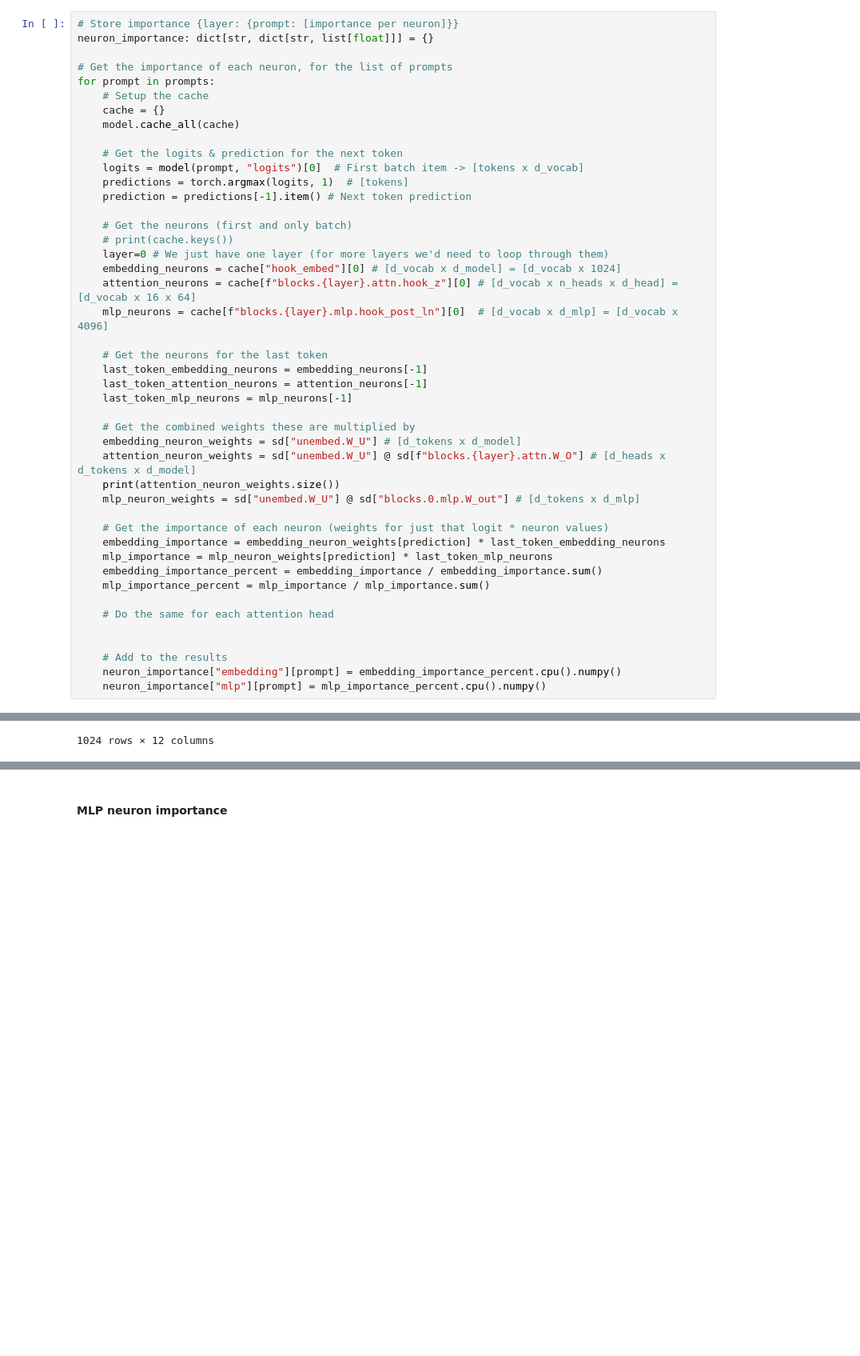
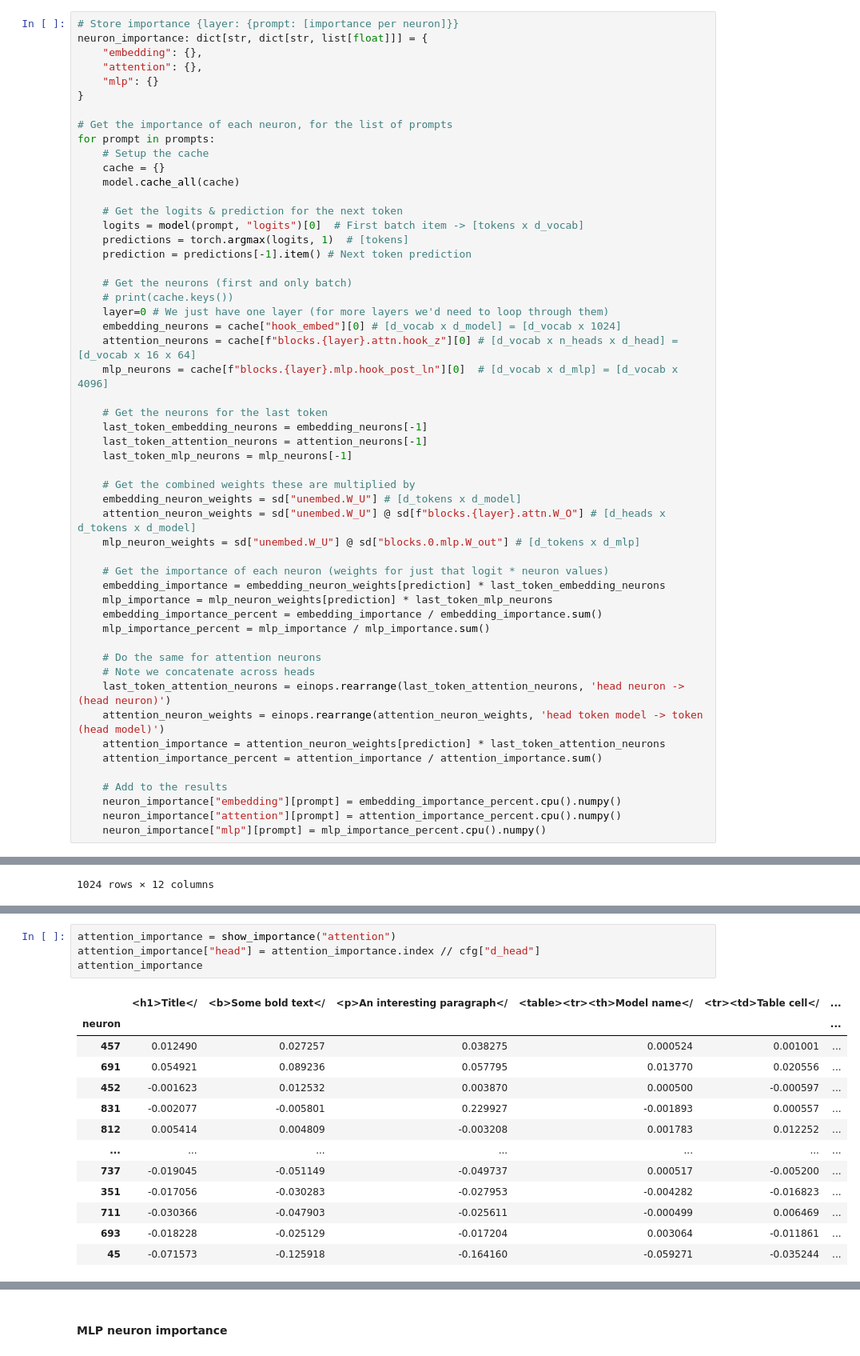
Before and after one commit to alan-cooney/mech-interp-code-generation, a Jupyter notebook: SoLU_Circuits.ipynb, the cells around one changed output, grey strips where cells are left out. Shown at 80% size. Drawn from its saved outputs; the diff is of its cells as text; blank space fills up the shorter version.

Commit message:
Add impact of attention heads

```diff
--- a/SoLU_Circuits.ipynb
+++ b/SoLU_Circuits.ipynb
@@ -288,7 +289,11 @@ Specifically we look at 3 interesting sets of neurons:
  - MLP neurons (after $W_\text{in}$, before $W_\text{Out}$) - The activations are multiplied by $W_\text{Out}$ and then added to the residual stream, so the relative impact is $W_U W_\text{Out}$.
 # %%
 # Store importance {layer: {prompt: [importance per neuron]}}
-neuron_importance: dict[str, dict[str, list[float]]] = {}
+neuron_importance: dict[str, dict[str, list[float]]] = {
+    "embedding": {},
+    "attention": {},
+    "mlp": {}
+}
 
 # Get the importance of each neuron, for the list of prompts
 for prompt in prompts:
@@ -316,7 +321,6 @@ for prompt in prompts:
     # Get the combined weights these are multiplied by
     embedding_neuron_weights = sd["unembed.W_U"] # [d_tokens x d_model]
     attention_neuron_weights = sd["unembed.W_U"] @ sd[f"blocks.{layer}.attn.W_O"] # [d_heads x d_tokens x d_model]
-    print(attention_neuron_weights.size())
     mlp_neuron_weights = sd["unembed.W_U"] @ sd["blocks.0.mlp.W_out"] # [d_tokens x d_mlp]
 
     # Get the importance of each neuron (weights for just that logit * neuron values)
@@ -325,9 +329,14 @@ for prompt in prompts:
     embedding_importance_percent = embedding_importance / embedding_importance.sum()
     mlp_importance_percent = mlp_importance / mlp_importance.sum()
 
-    # Do the same for each attention head
-
+    # Do the same for attention neurons
+    # Note we concatenate across heads
+    last_token_attention_neurons = einops.rearrange(last_token_attention_neurons, 'head neuron -> (head neuron)')
+    attention_neuron_weights = einops.rearrange(attention_neuron_weights, 'head token model -> token (head model)')
+    attention_importance = attention_neuron_weights[prediction] * last_token_attention_neurons
+    attention_importance_percent = attention_importance / attention_importance.sum()
 
     # Add to the results
     neuron_importance["embedding"][prompt] = embedding_importance_percent.cpu().numpy()
+    neuron_importance["attention"][prompt] = attention_importance_percent.cpu().numpy()
     neuron_importance["mlp"][prompt] = mlp_importance_percent.cpu().numpy()
@@ -374,0 +374,18 @@ show_importance("embedding")
+# %%
+attention_importance = show_importance("attention")
+attention_importance["head"] = attention_importance.index // cfg["d_head"]
+attention_importance
+# %% [output]
+|  | <h1>Title</ | <b>Some bold text</ | <p>An interesting paragraph</ | <table><tr><th>Model name</ | <tr><td>Table cell</ | ... |
+| neuron |  |  |  |  |  | ... |
+| 457 | 0.012490 | 0.027257 | 0.038275 | 0.000524 | 0.001001 | ... |
+| 691 | 0.054921 | 0.089236 | 0.057795 | 0.013770 | 0.020556 | ... |
+| 452 | -0.001623 | 0.012532 | 0.003870 | 0.000500 | -0.000597 | ... |
+| 831 | -0.002077 | -0.005801 | 0.229927 | -0.001893 | 0.000557 | ... |
+| 812 | 0.005414 | 0.004809 | -0.003208 | 0.001783 | 0.012252 | ... |
+| ... | ... | ... | ... | ... | ... | ... |
+| 737 | -0.019045 | -0.051149 | -0.049737 | 0.000517 | -0.005200 | ... |
+| 351 | -0.017056 | -0.030283 | -0.027953 | -0.004282 | -0.016823 | ... |
+| 711 | -0.030366 | -0.047903 | -0.025611 | -0.000499 | 0.006469 | ... |
+| 693 | -0.018228 | -0.025129 | -0.017204 | 0.003064 | -0.011861 | ... |
+| 45 | -0.071573 | -0.125918 | -0.164160 | -0.059271 | -0.035244 | ... |
```
Also changed, not shown: parts of 15 cells of this notebook.
